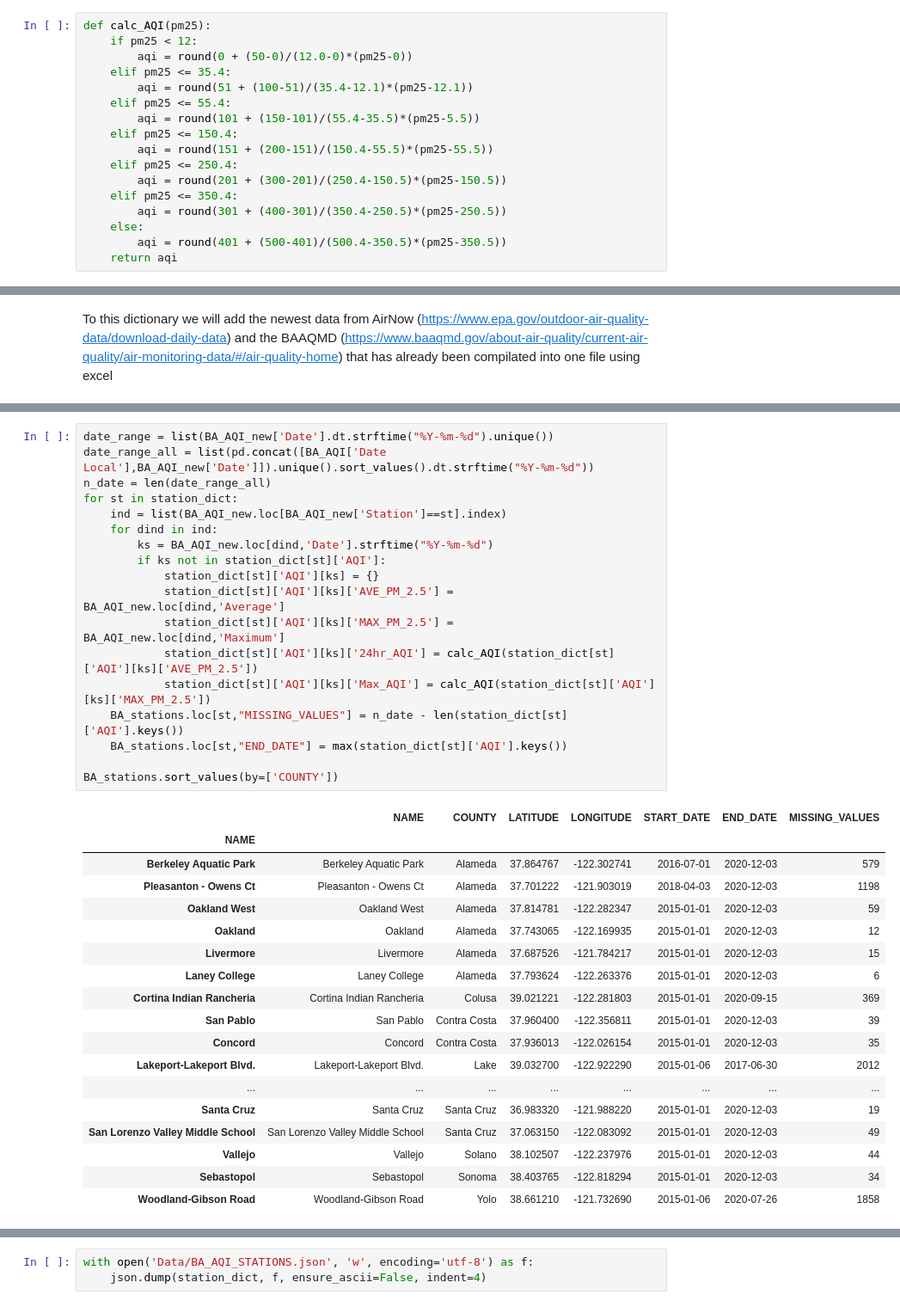
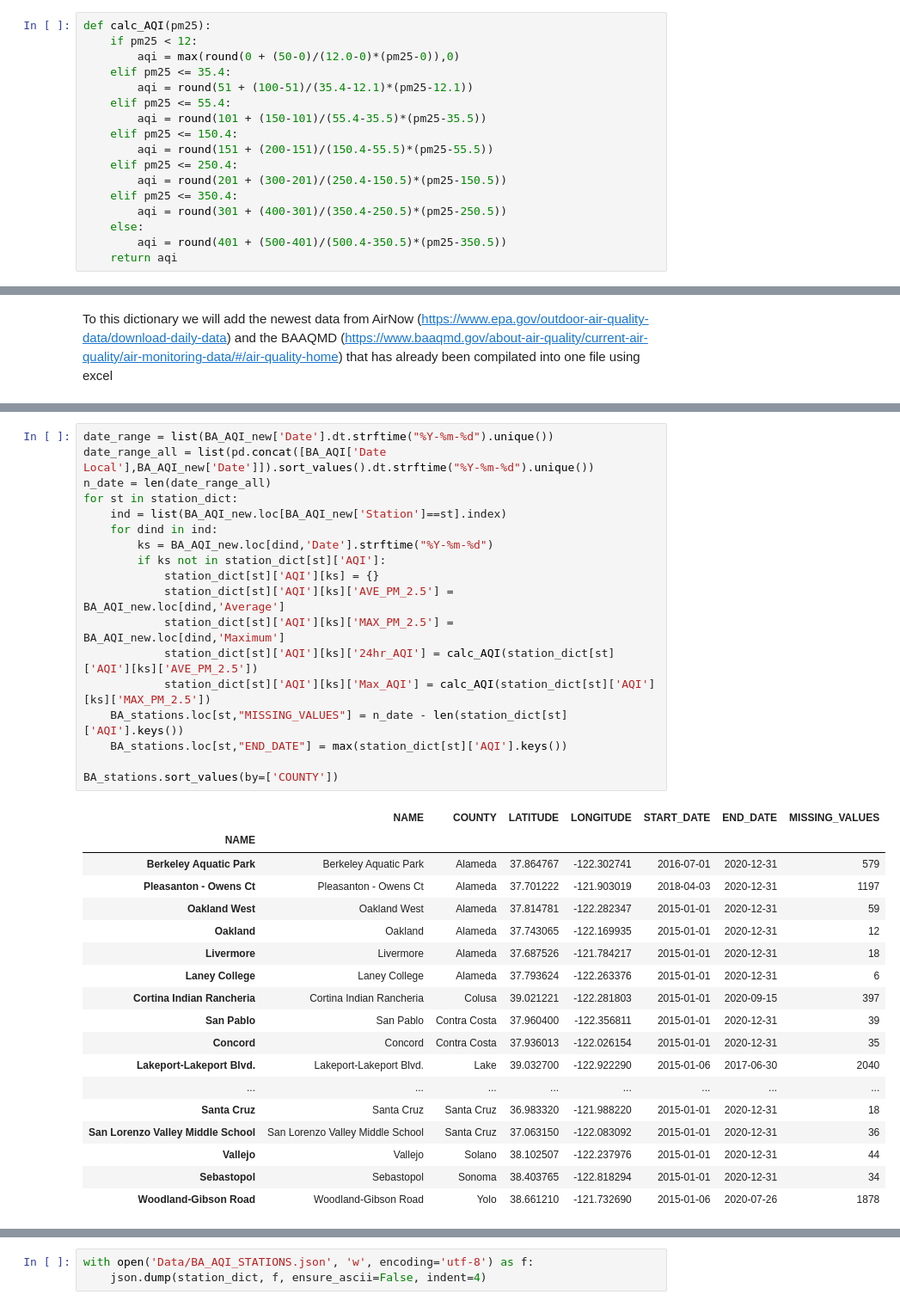
Before and after one commit to siawayforward/DS4A-group-project, a Jupyter notebook: dataset_cleaning/Cleaning_AQI_Bay_Area_ZipCodes_Counties.ipynb, the cells around one changed output, grey strips where cells are left out. Shown at 86% size. Saved outputs shown, nothing was run; the diff lists cells and outputs as text.

```diff
--- a/dataset_cleaning/Cleaning_AQI_Bay_Area_ZipCodes_Counties.ipynb
+++ b/dataset_cleaning/Cleaning_AQI_Bay_Area_ZipCodes_Counties.ipynb
@@ -88,11 +90,11 @@ Additionally, we created a formula that calculates the Air Quality Index (AQI) b
 # %%
 def calc_AQI(pm25):
     if pm25 < 12:
-        aqi = round(0 + (50-0)/(12.0-0)*(pm25-0))
+        aqi = max(round(0 + (50-0)/(12.0-0)*(pm25-0)),0)
     elif pm25 <= 35.4:
         aqi = round(51 + (100-51)/(35.4-12.1)*(pm25-12.1))
     elif pm25 <= 55.4:
-        aqi = round(101 + (150-101)/(55.4-35.5)*(pm25-5.5))
+        aqi = round(101 + (150-101)/(55.4-35.5)*(pm25-35.5))
     elif pm25 <= 150.4:
         aqi = round(151 + (200-151)/(150.4-55.5)*(pm25-55.5))
     elif pm25 <= 250.4:
@@ -370,37 +372,37 @@ BA_AQI_new.head(5)
 # %%
 date_range = list(BA_AQI_new['Date'].dt.strftime("%Y-%m-%d").unique())
-date_range_all = list(pd.concat([BA_AQI['Date Local'],BA_AQI_new['Date']]).unique().sort_values().dt.strftime("%Y-%m-%d"))
+date_range_all = list(pd.concat([BA_AQI['Date Local'],BA_AQI_new['Date']]).sort_values().dt.strftime("%Y-%m-%d").unique())
 n_date = len(date_range_all)
 for st in station_dict:
     ind = list(BA_AQI_new.loc[BA_AQI_new['Station']==st].index)
     for dind in ind:
         ks = BA_AQI_new.loc[dind,'Date'].strftime("%Y-%m-%d")
         if ks not in station_dict[st]['AQI']:
             station_dict[st]['AQI'][ks] = {}
             station_dict[st]['AQI'][ks]['AVE_PM_2.5'] = BA_AQI_new.loc[dind,'Average']
             station_dict[st]['AQI'][ks]['MAX_PM_2.5'] = BA_AQI_new.loc[dind,'Maximum']
             station_dict[st]['AQI'][ks]['24hr_AQI'] = calc_AQI(station_dict[st]['AQI'][ks]['AVE_PM_2.5'])
             station_dict[st]['AQI'][ks]['Max_AQI'] = calc_AQI(station_dict[st]['AQI'][ks]['MAX_PM_2.5'])
     BA_stations.loc[st,"MISSING_VALUES"] = n_date - len(station_dict[st]['AQI'].keys())
     BA_stations.loc[st,"END_DATE"] = max(station_dict[st]['AQI'].keys())
 
 BA_stations.sort_values(by=['COUNTY'])
 # %% [output]
 |  | NAME | COUNTY | LATITUDE | LONGITUDE | START_DATE | END_DATE | MISSING_VALUES |
 | NAME |  |  |  |  |  |  |  |
-| Berkeley Aquatic Park | Berkeley Aquatic Park | Alameda | 37.864767 | -122.302741 | 2016-07-01 | 2020-12-03 | 579 |
-| Pleasanton - Owens Ct | Pleasanton - Owens Ct | Alameda | 37.701222 | -121.903019 | 2018-04-03 | 2020-12-03 | 1198 |
-| Oakland West | Oakland West | Alameda | 37.814781 | -122.282347 | 2015-01-01 | 2020-12-03 | 59 |
-| Oakland | Oakland | Alameda | 37.743065 | -122.169935 | 2015-01-01 | 2020-12-03 | 12 |
-| Livermore | Livermore | Alameda | 37.687526 | -121.784217 | 2015-01-01 | 2020-12-03 | 15 |
-| Laney College | Laney College | Alameda | 37.793624 | -122.263376 | 2015-01-01 | 2020-12-03 | 6 |
-| Cortina Indian Rancheria | Cortina Indian Rancheria | Colusa | 39.021221 | -122.281803 | 2015-01-01 | 2020-09-15 | 369 |
-| San Pablo | San Pablo | Contra Costa | 37.960400 | -122.356811 | 2015-01-01 | 2020-12-03 | 39 |
-| Concord | Concord | Contra Costa | 37.936013 | -122.026154 | 2015-01-01 | 2020-12-03 | 35 |
-| Lakeport-Lakeport Blvd. | Lakeport-Lakeport Blvd. | Lake | 39.032700 | -122.922290 | 2015-01-06 | 2017-06-30 | 2012 |
+| Berkeley Aquatic Park | Berkeley Aquatic Park | Alameda | 37.864767 | -122.302741 | 2016-07-01 | 2020-12-31 | 579 |
+| Pleasanton - Owens Ct | Pleasanton - Owens Ct | Alameda | 37.701222 | -121.903019 | 2018-04-03 | 2020-12-31 | 1197 |
+| Oakland West | Oakland West | Alameda | 37.814781 | -122.282347 | 2015-01-01 | 2020-12-31 | 59 |
+| Oakland | Oakland | Alameda | 37.743065 | -122.169935 | 2015-01-01 | 2020-12-31 | 12 |
+| Livermore | Livermore | Alameda | 37.687526 | -121.784217 | 2015-01-01 | 2020-12-31 | 18 |
+| Laney College | Laney College | Alameda | 37.793624 | -122.263376 | 2015-01-01 | 2020-12-31 | 6 |
+| Cortina Indian Rancheria | Cortina Indian Rancheria | Colusa | 39.021221 | -122.281803 | 2015-01-01 | 2020-09-15 | 397 |
+| San Pablo | San Pablo | Contra Costa | 37.960400 | -122.356811 | 2015-01-01 | 2020-12-31 | 39 |
+| Concord | Concord | Contra Costa | 37.936013 | -122.026154 | 2015-01-01 | 2020-12-31 | 35 |
+| Lakeport-Lakeport Blvd. | Lakeport-Lakeport Blvd. | Lake | 39.032700 | -122.922290 | 2015-01-06 | 2017-06-30 | 2040 |
 | ... | ... | ... | ... | ... | ... | ... | ... |
-| Santa Cruz | Santa Cruz | Santa Cruz | 36.983320 | -121.988220 | 2015-01-01 | 2020-12-03 | 19 |
-| San Lorenzo Valley Middle School | San Lorenzo Valley Middle School | Santa Cruz | 37.063150 | -122.083092 | 2015-01-01 | 2020-12-03 | 49 |
-| Vallejo | Vallejo | Solano | 38.102507 | -122.237976 | 2015-01-01 | 2020-12-03 | 44 |
-| Sebastopol | Sebastopol | Sonoma | 38.403765 | -122.818294 | 2015-01-01 | 2020-12-03 | 34 |
-| Woodland-Gibson Road | Woodland-Gibson Road | Yolo | 38.661210 | -121.732690 | 2015-01-06 | 2020-07-26 | 1858 |
+| Santa Cruz | Santa Cruz | Santa Cruz | 36.983320 | -121.988220 | 2015-01-01 | 2020-12-31 | 18 |
+| San Lorenzo Valley Middle School | San Lorenzo Valley Middle School | Santa Cruz | 37.063150 | -122.083092 | 2015-01-01 | 2020-12-31 | 36 |
+| Vallejo | Vallejo | Solano | 38.102507 | -122.237976 | 2015-01-01 | 2020-12-31 | 44 |
+| Sebastopol | Sebastopol | Sonoma | 38.403765 | -122.818294 | 2015-01-01 | 2020-12-31 | 34 |
+| Woodland-Gibson Road | Woodland-Gibson Road | Yolo | 38.661210 | -121.732690 | 2015-01-06 | 2020-07-26 | 1878 |
```
Also changed, not shown: parts of 15 cells of this notebook, 1 other file.
